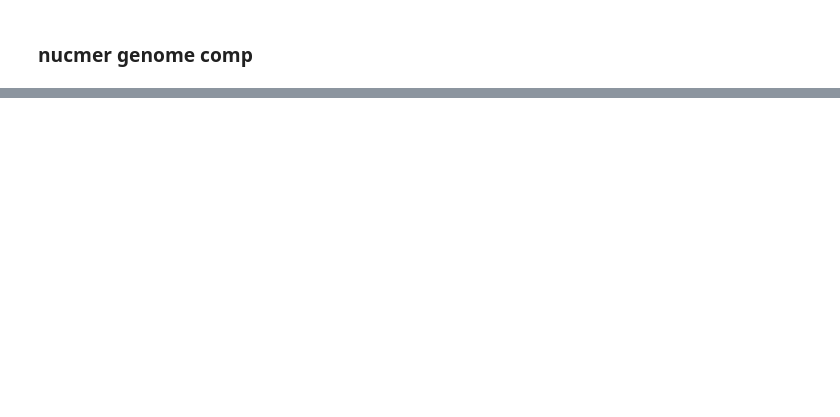
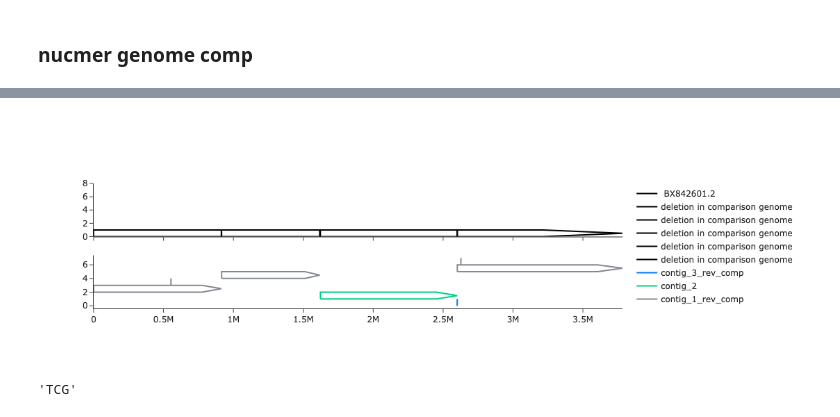
Before and after one commit to JonWinkelman/mummer_genome_comparison, a Jupyter notebook: mummer_comparison.ipynb, the cells around one changed output, grey strips where cells are left out. Saved outputs shown, nothing was run; the diff lists cells and outputs as text; code cells hidden in the pictures; blank space fills up the shorter version.

```diff
--- a/mummer_comparison.ipynb
+++ b/mummer_comparison.ipynb
@@ -215,0 +121,23 @@ show_coords_fp2 = delta_file_2.with_suffix('.show_coords')
+# %%
+df = df1
+
+inserted_seqs_1 ={}
+for contig_name, seq in genome_1_d.items():
+    t_df = df1[df1['Tag2'] == contig_name]
+    gaps = unaligned_segments(t_df['S2'], t_df['E2'], ref_len=len(seq))
+    for gap in gaps:
+        s,e = gap
+        inserted_seq = genome_1_d[contig_name][s:e]
+        inserted_seqs_1[s,e] = inserted_seq
+
+
+inserted_seqs_2 ={}
+for contig_name, seq in genome_2_d.items():
+    t_df = df2[df2['Tag2'] == contig_name]
+    gaps = unaligned_segments(t_df['S2'], t_df['E2'], ref_len=len(seq))
+    for gap in gaps:
+        s,e = gap
+        inserted_seq = genome_2_d[contig_name][s:e]
+        inserted_seqs_2[s,e] = inserted_seq
+
+inserted_seqs_2
@@ -215,0 +274,11 @@ show_coords_fp2 = delta_file_2.with_suffix('.show_coords')
+# %%
+fig2 = make_global_alignment_map(df2, ref_genome_d, height=1)
+fig2
+# %% [output]
+[figure, added]
+# %%
+ref_genome_d['BX842601.2'][913571:915579]
+ref_genome_d['BX842601.2'][1617244:1622450]
+ref_genome_d['BX842601.2'][2600557:2600560]
+# %% [output]
+'TCG'
```
Also changed, not shown: parts of 16 cells of this notebook.
